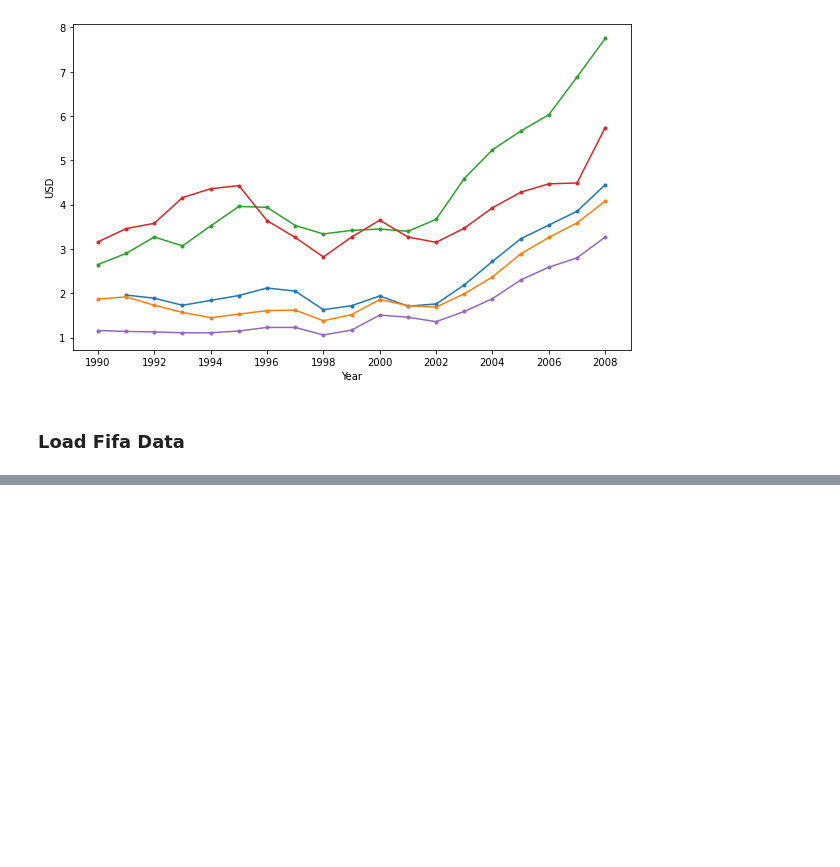
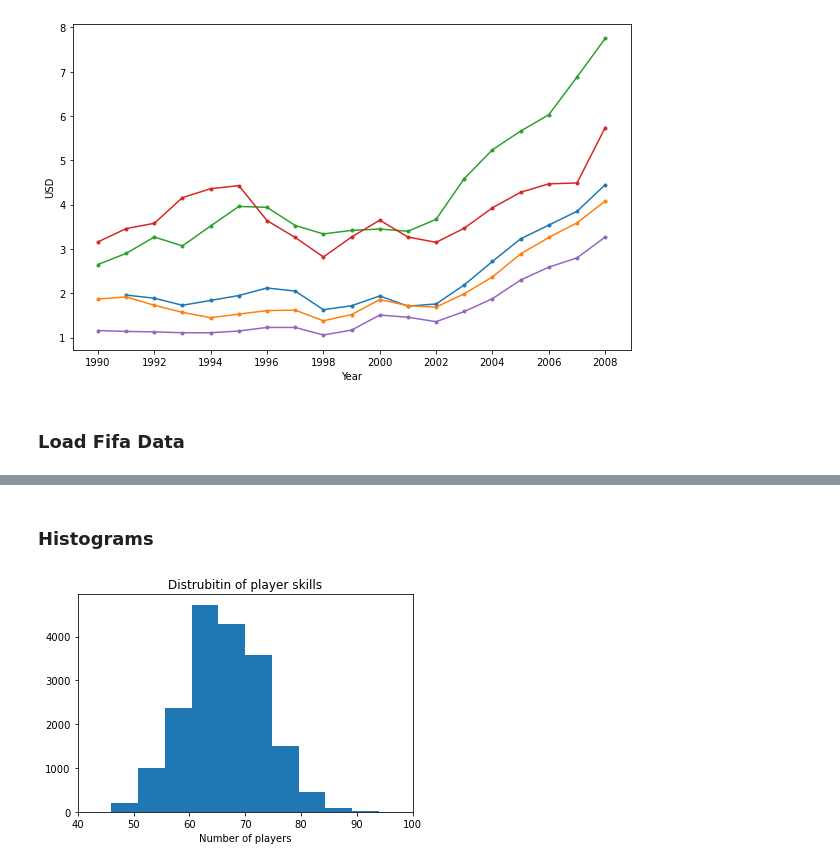
Before and after one commit to ShadmanRana/Matplotlib, a Jupyter notebook: basic_mlp.ipynb, the cells around one changed output, grey strips where cells are left out. Saved outputs shown, nothing was run; the diff lists cells and outputs as text; code cells hidden in the pictures; blank space fills up the shorter version.

Commit message:
Graph of player skills

```diff
--- a/basic_mlp.ipynb
+++ b/basic_mlp.ipynb
@@ -170,0 +169,3 @@ fifa = pd.read_cav('')
+# %%
+fifa = pd.read_csv('fifa_data.csv')
+fifa.head(5)
@@ -170,0 +180,11 @@ fifa = pd.read_cav('')
+# %% [markdown]
+### Histograms
+# %%
+plt.hist(fifa.Overall)
+bins = [40,50,60,70,80,90,100]
+plt.xticks(bins)
+plt.title('Distrubitin of player skills')
+plt.xlabel('Number of players')
+plt.show()
+# %% [output]
+[figure, added]
```
Also changed, not shown: parts of 2 cells of this notebook.
